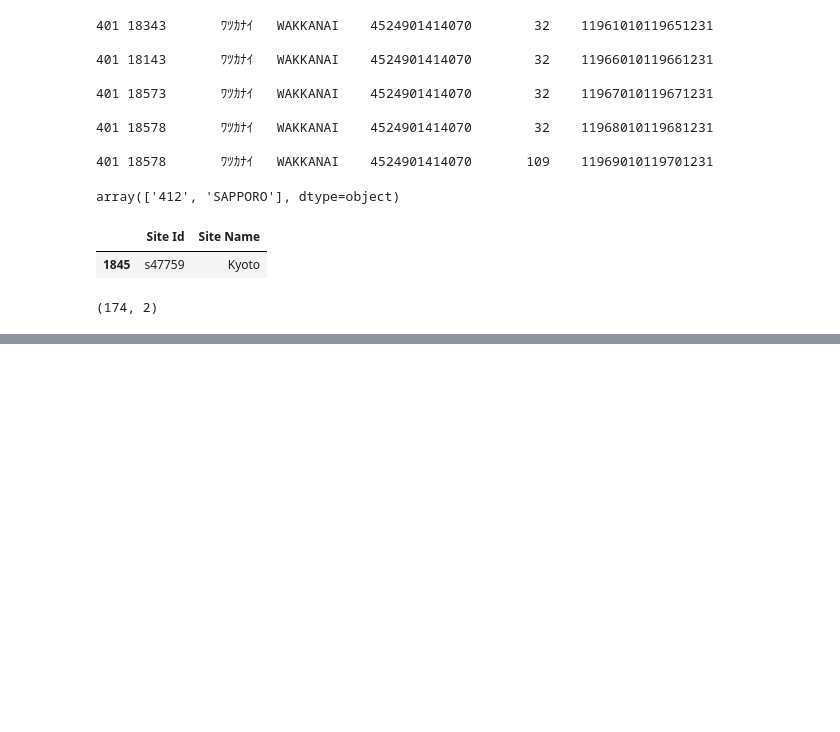
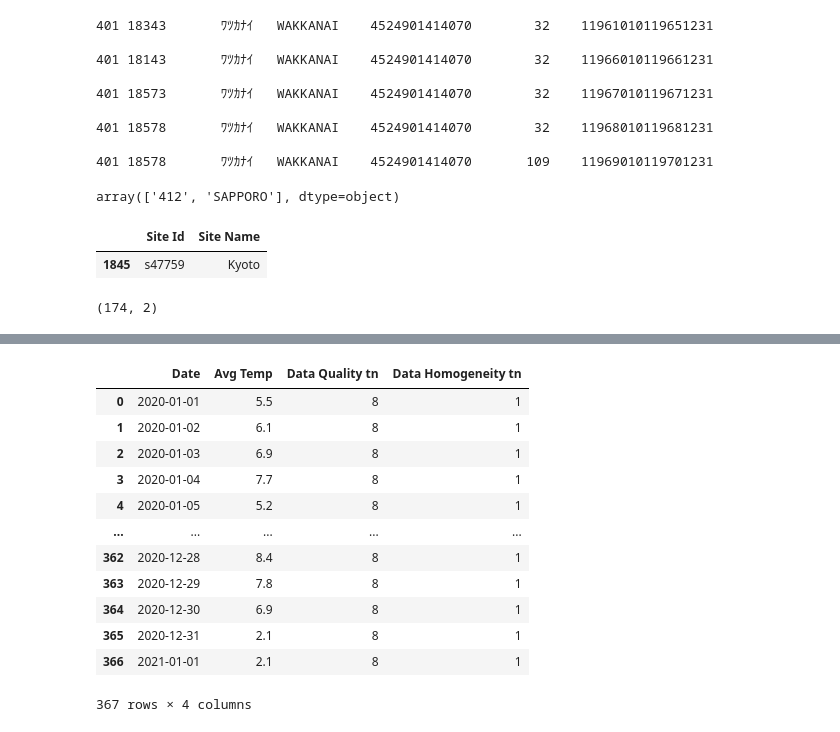
Before and after one commit to rglasnap/python-notebooks, a Jupyter notebook: Japan_Temperatures_JMA.ipynb, the cells around one changed output, grey strips where cells are left out. Cells and saved outputs as stored; diff of their text form; code cells hidden in the pictures; blank space fills up the shorter version.

```diff
--- a/Japan_Temperatures_JMA.ipynb
+++ b/Japan_Temperatures_JMA.ipynb
@@ -57,0 +127,19 @@ site_list.shape
+# %%
+testcase = BeautifulSoup(response.content)
+testdates = StringIO(testcase.p.text)
+test_df = pd.read_csv(testdates,skiprows=5,names=['Date','Avg Temp', 'Data Quality tn', 'Data Homogeneity tn'],parse_dates=[0])
+test_df
+# %% [output]
+|  | Date | Avg Temp | Data Quality tn | Data Homogeneity tn |
+| 0 | 2020-01-01 | 5.5 | 8 | 1 |
+| 1 | 2020-01-02 | 6.1 | 8 | 1 |
+| 2 | 2020-01-03 | 6.9 | 8 | 1 |
+| 3 | 2020-01-04 | 7.7 | 8 | 1 |
+| 4 | 2020-01-05 | 5.2 | 8 | 1 |
+| ... | ... | ... | ... | ... |
+| 362 | 2020-12-28 | 8.4 | 8 | 1 |
+| 363 | 2020-12-29 | 7.8 | 8 | 1 |
+| 364 | 2020-12-30 | 6.9 | 8 | 1 |
+| 365 | 2020-12-31 | 2.1 | 8 | 1 |
+| 366 | 2021-01-01 | 2.1 | 8 | 1 |
+367 rows × 4 columns
```
Also changed, not shown: parts of 8 cells of this notebook, 1 other file.
